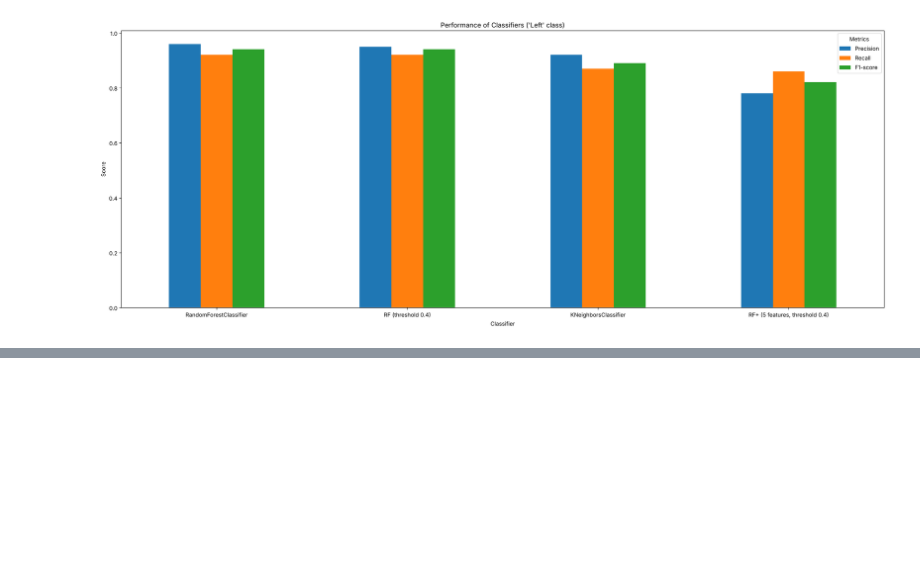
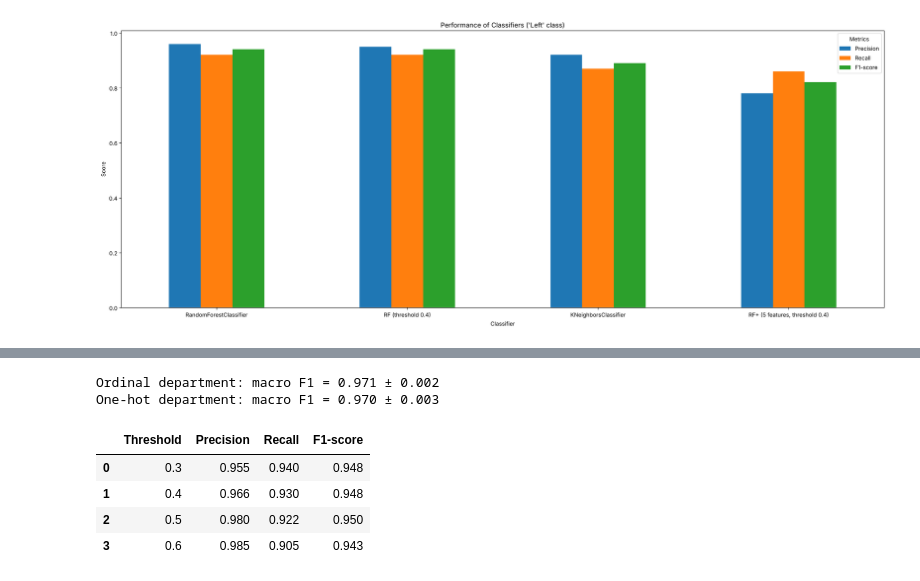
Before and after one commit to Tran-Gia-Huy/Huy_portfolio.github.io, a Jupyter notebook: docs/Employy Churn.ipynb, the cells around one changed output, grey strips where cells are left out. Cells and saved outputs as stored; diff of their text form; code cells hidden in the pictures; blank space fills up the shorter version.

```diff
--- a/docs/Employy Churn.ipynb
+++ b/docs/Employy Churn.ipynb
@@ -514,0 +578,40 @@ plt.tight_layout()
+# %%
+from sklearn.model_selection import StratifiedKFold, cross_val_score
+from sklearn.metrics import confusion_matrix, ConfusionMatrixDisplay
+
+# 1. One-hot encode department instead of the ordinal encoding used above
+x_onehot = pd.get_dummies(model_data.drop(columns=['status', 'department']).join(cleaning['department']),
+                          columns=['department'], dtype=int)
+y_all = model_data['status']
+
+# 2. 5-fold cross-validation, ordinal vs one-hot encoding
+cv = StratifiedKFold(n_splits=5, shuffle=True, random_state=SEED)
+rf = RandomForestClassifier(n_estimators=100, random_state=SEED)
+for label, X in [('Ordinal department', x), ('One-hot department', x_onehot)]:
+    scores = cross_val_score(rf, X, y_all, cv=cv, scoring='f1_macro')
+    print(f"{label}: macro F1 = {scores.mean():.3f} ± {scores.std():.3f}")
+# %% [output]
+Ordinal department: macro F1 = 0.971 ± 0.002
+One-hot department: macro F1 = 0.970 ± 0.003
+# %%
+# 3. Final model: one-hot features, same 80/20 split as before
+xo_train, xo_valid, yo_train, yo_valid = train_test_split(x_onehot, y_all, test_size=0.2, random_state=SEED, stratify=None)
+final_rf = RandomForestClassifier(n_estimators=100, random_state=SEED).fit(xo_train, yo_train)
+prob_left = final_rf.predict_proba(xo_valid)[:, list(final_rf.classes_).index('Left')]
+
+# 4. Threshold analysis: how precision and recall trade off
+rows = []
+for th in [0.3, 0.4, 0.5, 0.6]:
+    pred = np.where(prob_left >= th, 'Left', 'Employed')
+    rows.append({'Threshold': th,
+                 'Precision': round(precision_score(yo_valid, pred, pos_label='Left'), 3),
+                 'Recall': round(recall_score(yo_valid, pred, pos_label='Left'), 3),
+                 'F1-score': round(f1_score(yo_valid, pred, pos_label='Left'), 3)})
+threshold_table = pd.DataFrame(rows)
+threshold_table
+# %% [output]
+|  | Threshold | Precision | Recall | F1-score |
+| 0 | 0.3 | 0.955 | 0.940 | 0.948 |
+| 1 | 0.4 | 0.966 | 0.930 | 0.948 |
+| 2 | 0.5 | 0.980 | 0.922 | 0.950 |
+| 3 | 0.6 | 0.985 | 0.905 | 0.943 |
```
Also changed, not shown: parts of 10 cells of this notebook, 2 other files.
